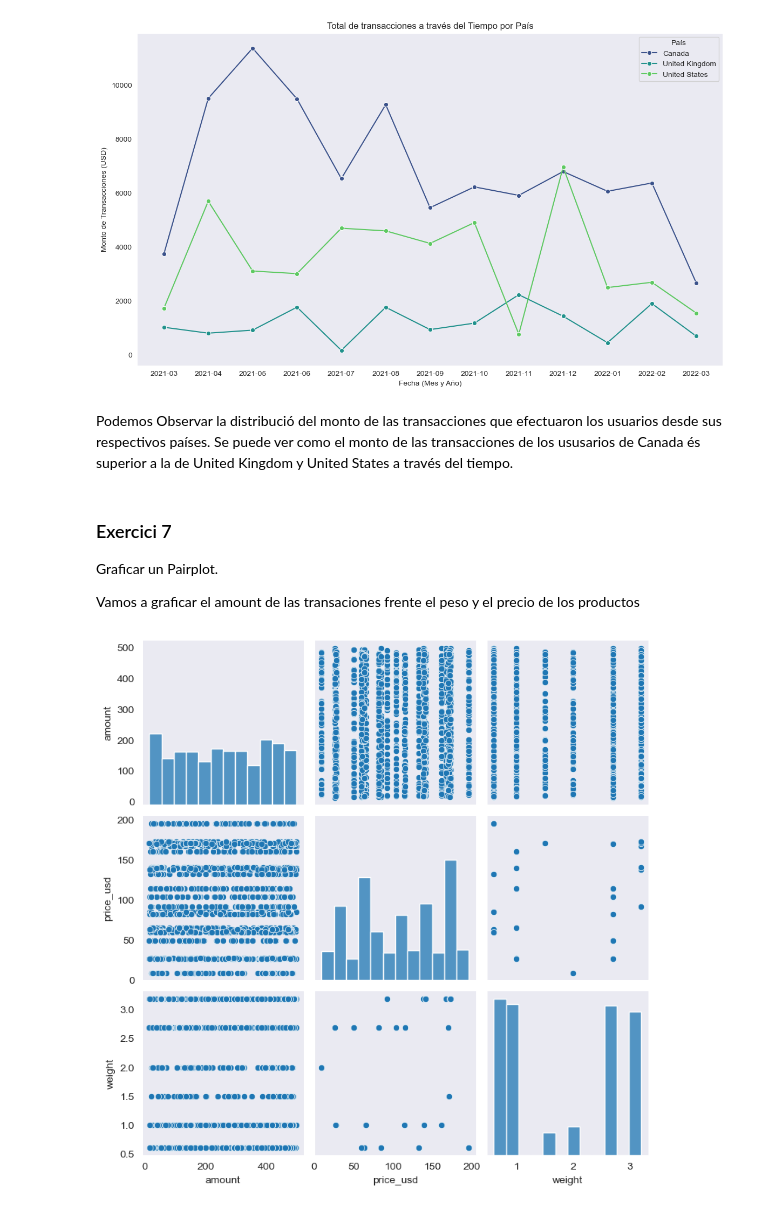
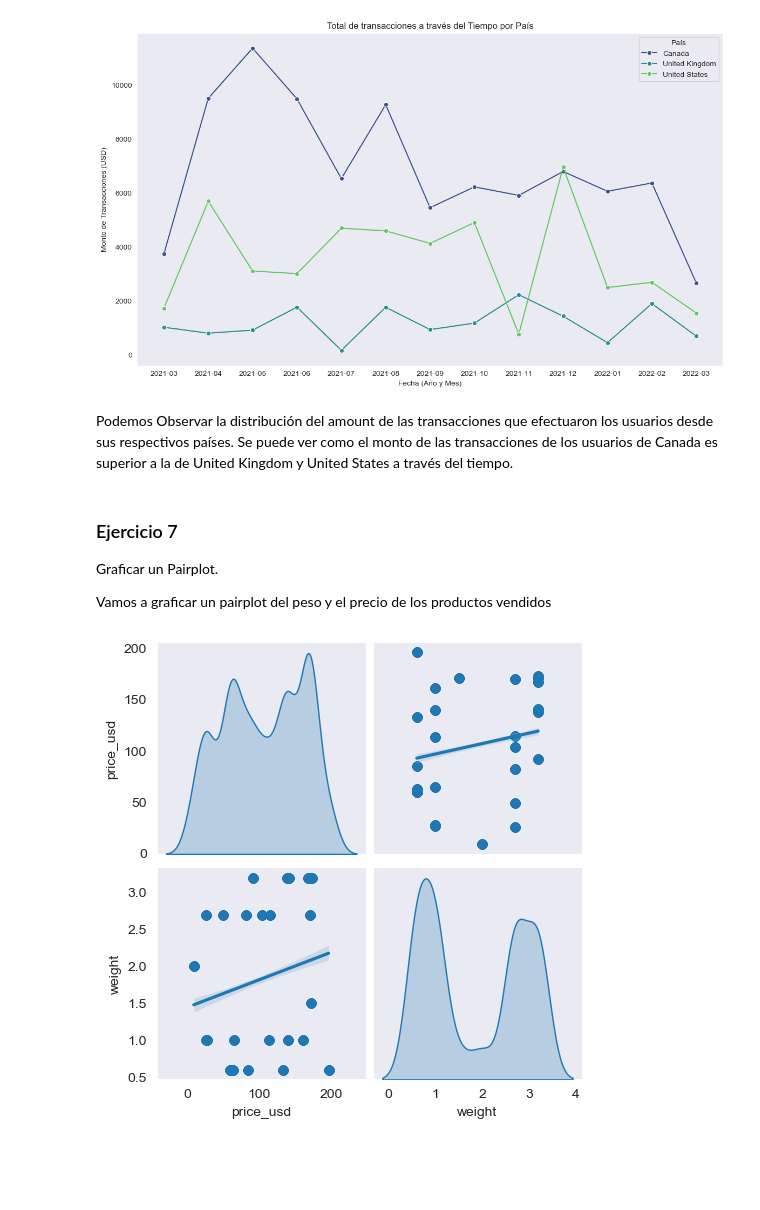
Before and after one commit to Tinilith/Curs-Data-Analytics, a Jupyter notebook: Sprint_8_1/Sprint_8_1_V5_jupyter.ipynb, the cells around one changed output. Drawn from its saved outputs; the diff is of its cells as text; code cells hidden in the pictures; blank space fills up the shorter version.

```diff
--- a/Sprint_8_1/Sprint_8_1_V5_jupyter.ipynb
+++ b/Sprint_8_1/Sprint_8_1_V5_jupyter.ipynb
@@ -296,24 +295,22 @@ plt.show();
 # %% [output]
 [figure]
 # %% [markdown]
-Podemos Observar la distribució del monto de las transacciones que efectuaron los usuarios desde sus respectivos países. Se puede ver como el monto de las transacciones de los ususarios de Canada és superior a la de United Kingdom y United States a través del tiempo.
+Podemos Observar la distribución del amount de las transacciones que efectuaron los usuarios desde sus respectivos países. Se puede ver como el monto de las transacciones de los usuarios de Canada es superior a la de United Kingdom y United States a través del tiempo.
 # %% [markdown]
-### Exercici 7
+### Ejercicio 7
 
 Graficar un Pairplot.
 
-Vamos a graficar el amount de las transaciones frente el peso y el precio de los productos
+Vamos a graficar un pairplot del peso y el precio de los productos vendidos
 # %%
-# Fusionar los DataFrames, ya lo hemos hecho anteriormente por eso lo dejo comentado:
-#merge_transactions_companies = pd.merge(df_transactions, df_companies, left_on='business_id', right_on='company_id')
 
-# Crear un pairplot para 'amount' y 'country'
+# Unimos las tablas
 df_merged_products_ids = pd.merge(df_transaction_products, df_products, left_on='product_id',right_on='id')
 merged_transactions_products= pd.merge(left=df_transactions, right=df_merged_products_ids, left_on='id', right_on='transaction_id')
-sns.pairplot(data=merged_transactions_products, vars=['amount','price_usd','weight'])
 
-
+# Creamos un pairplot para 'amount' y 'country'
+sns.pairplot(data=merged_transactions_products, vars=['price_usd','weight'], diag_kind='kde', kind='reg')
 
 plt.show();
 # %% [output]
-[figure, old version]
+[figure, new version]
```
Also changed, not shown: parts of 21 cells of this notebook, 1 other file.
